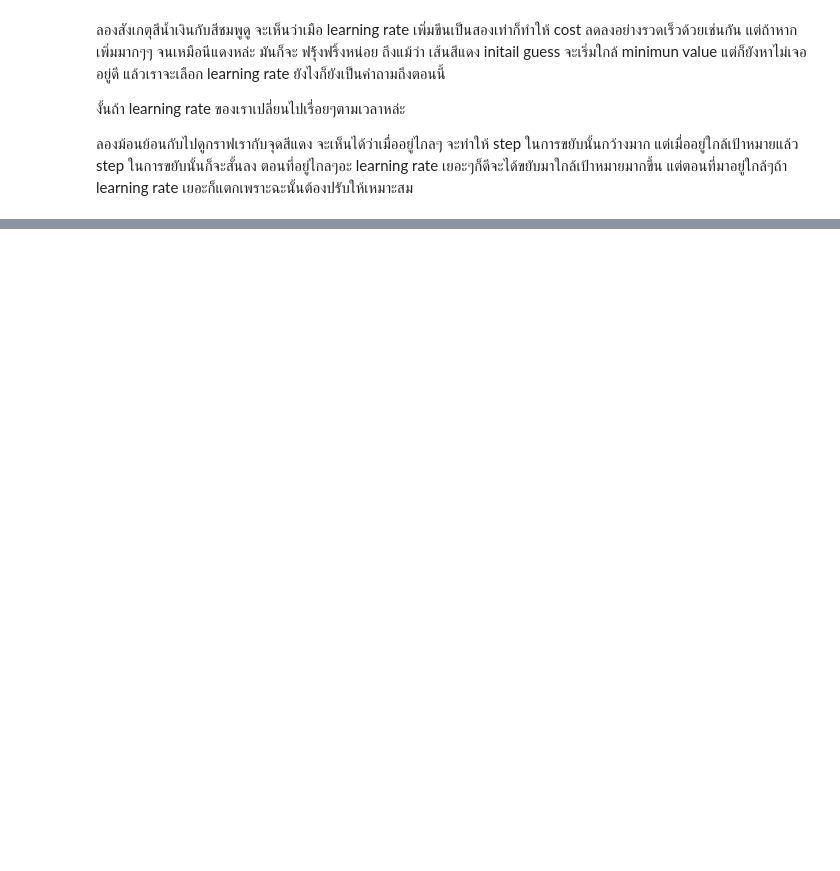
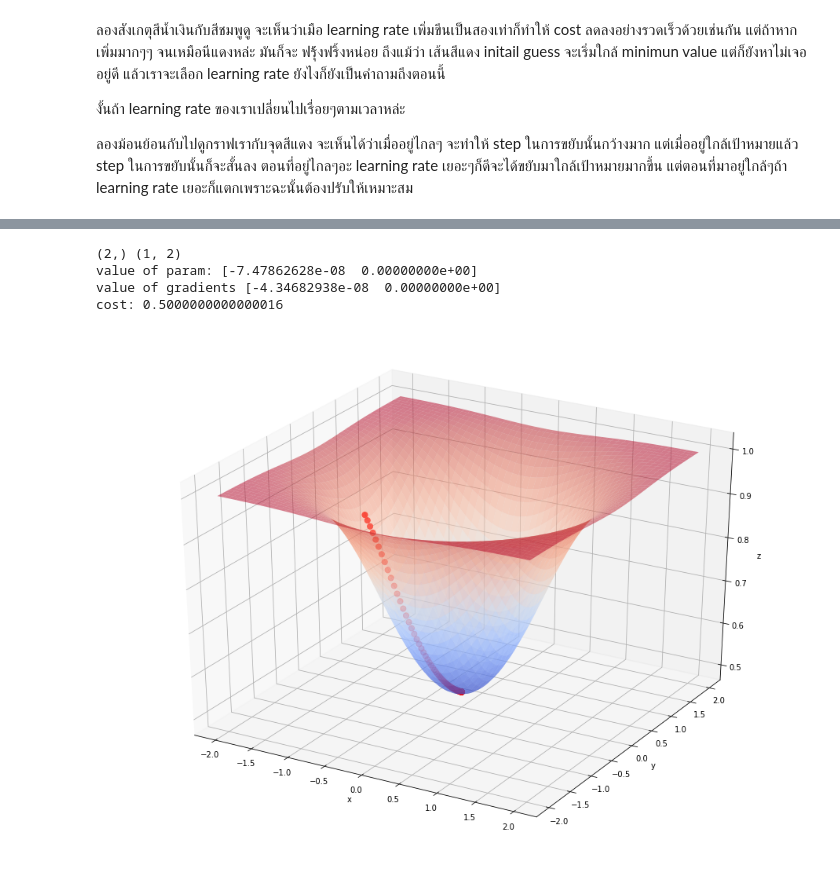
Before and after one commit to xshot9011/data-science-and-machine-leaning-learning, a Jupyter notebook: 3. Introduction to Optimisation and the Gradient Descent Algorithm/gradient descent.ipynb, the cells around one changed output, grey strips where cells are left out. Drawn from its saved outputs; the diff is of its cells as text; code cells hidden in the pictures; blank space fills up the shorter version.

```diff
--- a/3. Introduction to Optimisation and the Gradient Descent Algorithm/gradient descent.ipynb
+++ b/3. Introduction to Optimisation and the Gradient Descent Algorithm/gradient descent.ipynb
@@ -525,0 +610,16 @@ plt.show()
+# %%
+multiplier = 0.1
+n = 300
+param = np.array([1.8, 1])  # initial guess
+
+for i in range(n):
+    gradients = np.array([partial_dif_x(param[0], param[1]),
+                          partial_dif_y(param[0], param[1])])
+    # learning phase
+    param = param - multiplier * gradients  # similar to te old one
+
+print('value of param:', param)
+print('value of gradients', gradients)
+print('cost:', f(param[0], param[1]))
+
+# costom function is much faster than SymPy
@@ -525,0 +671,37 @@ plt.show()
+# %%
+multiplier = 0.1
+n = 300
+param = np.array([-1.3, 0.0])  # initial guess
+values_array = param.reshape(1, 2)  # reshape to 1 row itth 2 column >> for rach rows >> [x, y] contain like this
+print(param.shape, values_array.shape)
+
+for i in range(n):
+    gradients = np.array([partial_dif_x(param[0], param[1]),
+                          partial_dif_y(param[0], param[1])])
+    # learning phase
+    param = param - multiplier * gradients  # similar to te old one
+    values_array =  np.append(values_array, param.reshape(1, 2), axis=0)  # parais's shape is (2, 1) >> reshape it to(1, 2)
+    # this equal to the same one
+    # values_array = np.concatenate((values_array, param.reshape(1, 2)), axis=0)
+print('value of param:', param)
+print('value of gradients', gradients)
+print('cost:', f(param[0], param[1]))
+
+fig = plt.figure(figsize=[16, 12])  # in mathplotib structure this is kind of top level container
+ax = fig.gca(projection='3d')  # gca = get current axis
+# if error: import new lib lol
+
+ax.set_xlabel('x')
+ax.set_ylabel('y')
+ax.set_zlabel('z')
+
+ax.plot_surface(x_4, y_4, f(x_4, y_4), cmap=cm.coolwarm, alpha=0.5)  # axis 1, 2, 3 but these para required 2d array
+ax.scatter(values_array[:, 0], values_array[:, 1], f(values_array[:, 0], values_array[:, 1]), s=50, color='red')
+
+plt.show()
+# %% [output]
+(2,) (1, 2)
+value of param: [-7.47862628e-08  0.00000000e+00]
+value of gradients [-4.34682938e-08  0.00000000e+00]
+cost: 0.5000000000000016
+[figure, added]
```
Also changed, not shown: parts of 22 cells of this notebook, 1 other file.
